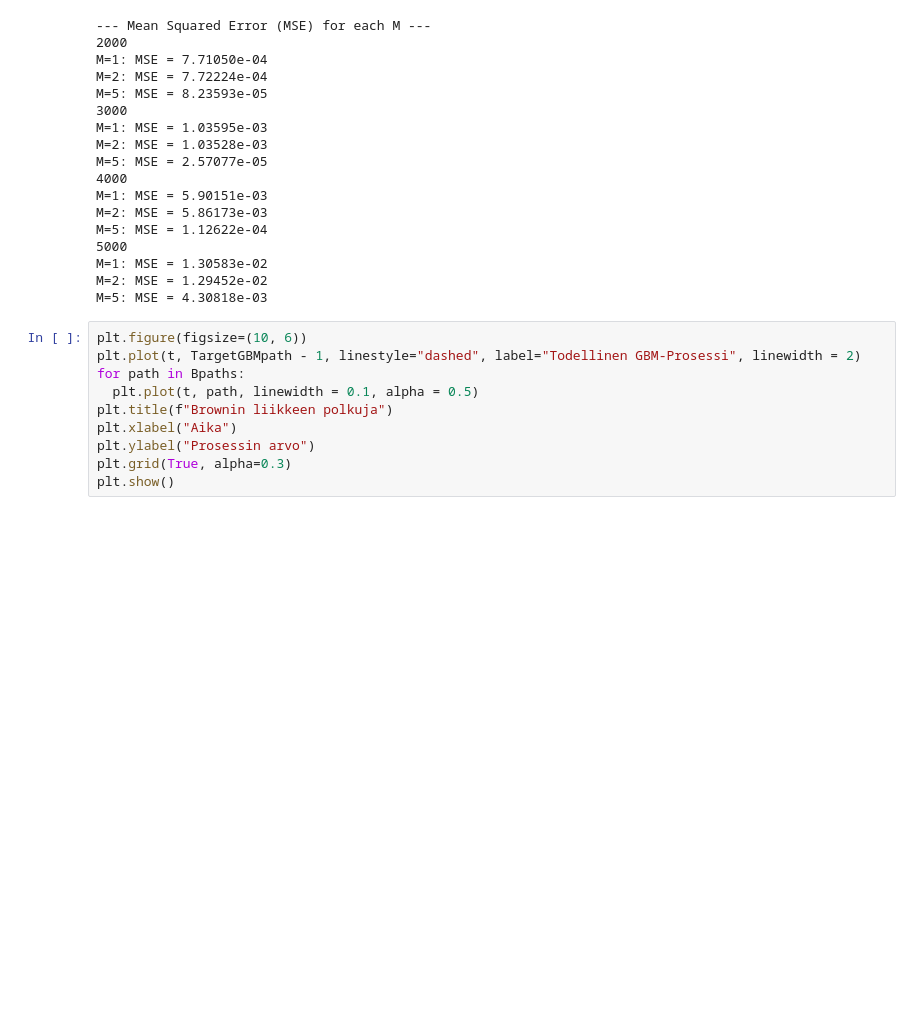
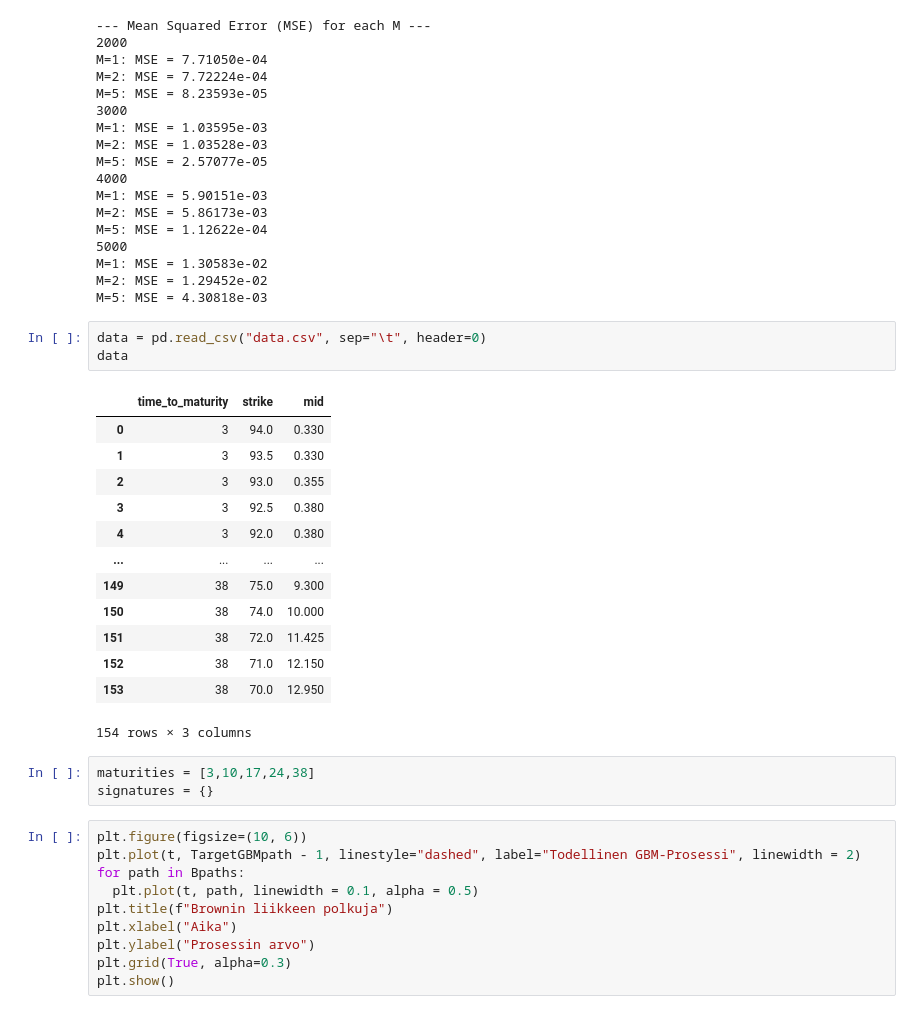
Before and after one commit to OtsoHelminen/SignatureModels, a Jupyter notebook: SigRegress.ipynb, the cells around one changed output. Saved outputs shown, nothing was run; the diff lists cells and outputs as text; blank space fills up the shorter version.

Commit message:
add data file

```diff
--- a/SigRegress.ipynb
+++ b/SigRegress.ipynb
@@ -578,6 +579,26 @@ M=5: MSE = 1.12622e-04
 M=1: MSE = 1.30583e-02
 M=2: MSE = 1.29452e-02
 M=5: MSE = 4.30818e-03
+# %%
+data = pd.read_csv("data.csv", sep="\t", header=0)
+data
+# %% [output]
+|  | time_to_maturity | strike | mid |
+| 0 | 3 | 94.0 | 0.330 |
+| 1 | 3 | 93.5 | 0.330 |
+| 2 | 3 | 93.0 | 0.355 |
+| 3 | 3 | 92.5 | 0.380 |
+| 4 | 3 | 92.0 | 0.380 |
+| ... | ... | ... | ... |
+| 149 | 38 | 75.0 | 9.300 |
+| 150 | 38 | 74.0 | 10.000 |
+| 151 | 38 | 72.0 | 11.425 |
+| 152 | 38 | 71.0 | 12.150 |
+| 153 | 38 | 70.0 | 12.950 |
+154 rows × 3 columns
+# %%
+maturities = [3,10,17,24,38]
+signatures = {}
 # %%
 plt.figure(figsize=(10, 6))
 plt.plot(t, TargetGBMpath - 1, linestyle="dashed", label="Todellinen GBM-Prosessi", linewidth = 2)
```
Also changed, not shown: parts of 1 cell of this notebook, 1 other file.
